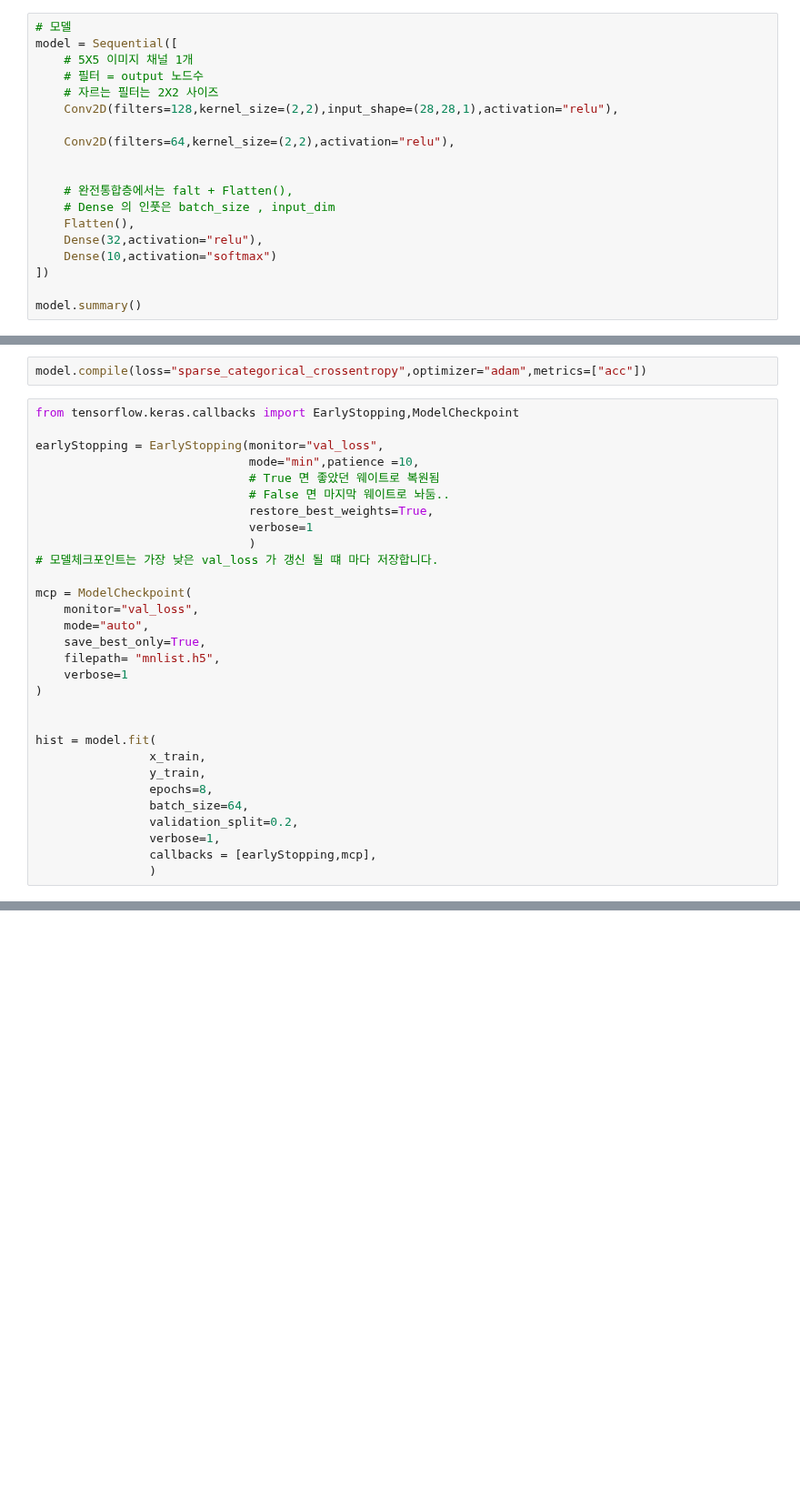
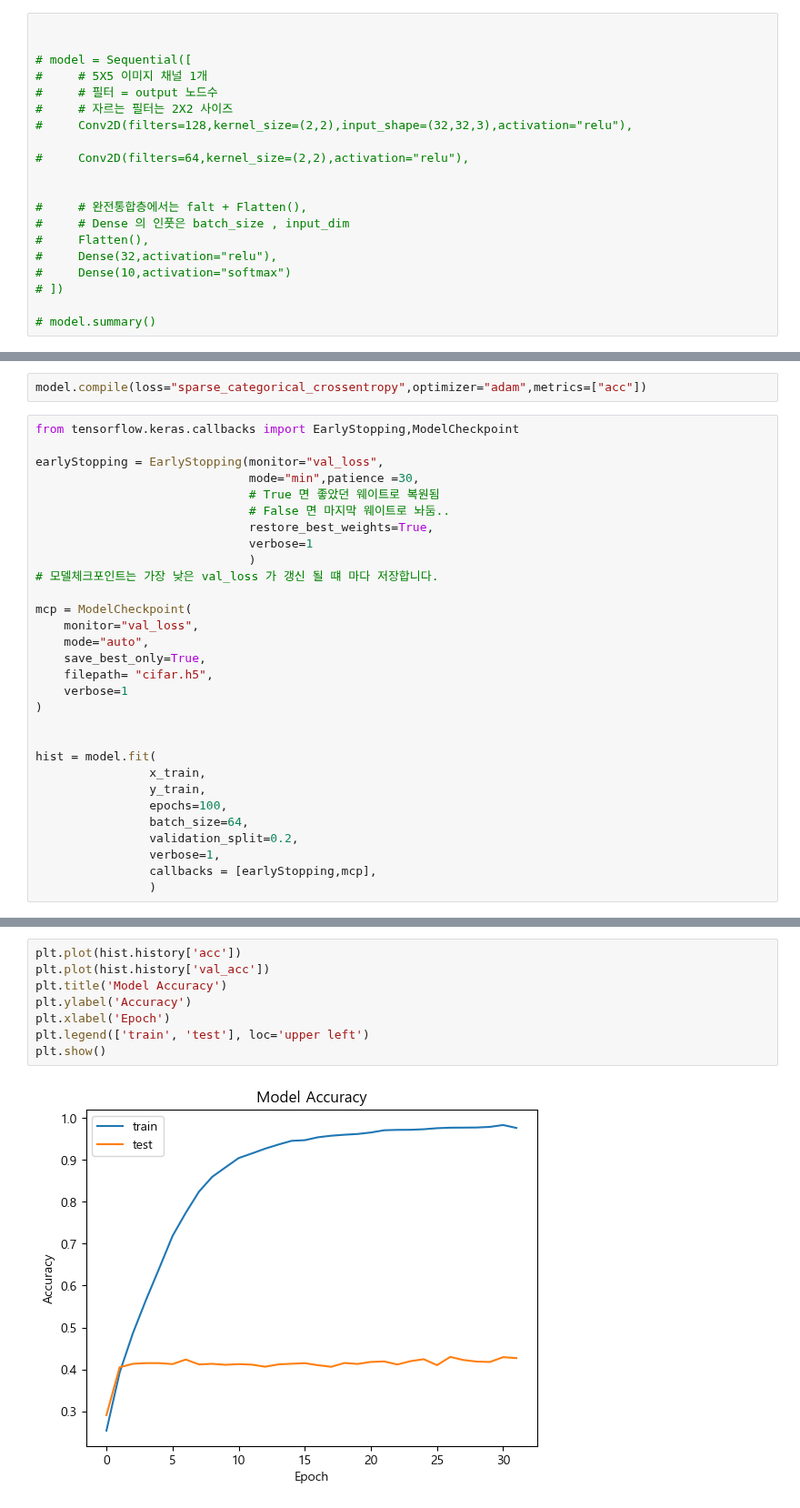
Before and after one commit to ksqrt/study, a Jupyter notebook: keras30~/keras34_cifar10.ipynb, the cells around one changed output, grey strips where cells are left out. Shown at 91% size. Drawn from its saved outputs; the diff is of its cells as text; blank space fills up the shorter version.

```diff
--- a/keras30~/keras34_cifar10.ipynb
+++ b/keras30~/keras34_cifar10.ipynb
@@ -37,19 +78,20 @@ plt.imshow(x_train[0],"gray")
 # %%
-# 모델
-model = Sequential([
-    # 5X5 이미지 채널 1개
-    # 필터 = output 노드수
-    # 자르는 필터는 2X2 사이즈
-    Conv2D(filters=128,kernel_size=(2,2),input_shape=(28,28,1),activation="relu"),
-
-    Conv2D(filters=64,kernel_size=(2,2),activation="relu"),
 
 
-    # 완전통합층에서는 falt + Flatten(),
-    # Dense 의 인풋은 batch_size , input_dim
-    Flatten(),
-    Dense(32,activation="relu"),
-    Dense(10,activation="softmax")
-])
+# model = Sequential([
+#     # 5X5 이미지 채널 1개
+#     # 필터 = output 노드수
+#     # 자르는 필터는 2X2 사이즈
+#     Conv2D(filters=128,kernel_size=(2,2),input_shape=(32,32,3),activation="relu"),
 
-model.summary()
+#     Conv2D(filters=64,kernel_size=(2,2),activation="relu"),
+
+
+#     # 완전통합층에서는 falt + Flatten(),
+#     # Dense 의 인풋은 batch_size , input_dim
+#     Flatten(),
+#     Dense(32,activation="relu"),
+#     Dense(10,activation="softmax")
+# ])
+
+# model.summary()
@@ -79,7 +101,7 @@ model.compile(loss="sparse_categorical_crossentropy",optimizer="adam",metrics=["
 from tensorflow.keras.callbacks import EarlyStopping,ModelCheckpoint
 
 earlyStopping = EarlyStopping(monitor="val_loss",
-                              mode="min",patience =10,
+                              mode="min",patience =30,
                               # True 면 좋았던 웨이트로 복원됨
                               # False 면 마지막 웨이트로 놔둠..
                               restore_best_weights=True,
@@ -91,7 +113,7 @@ mcp = ModelCheckpoint(
     monitor="val_loss",
     mode="auto",
     save_best_only=True,
-    filepath= "mnlist.h5",
+    filepath= "cifar.h5",
     verbose=1
 )
 
@@ -99,7 +121,7 @@ mcp = ModelCheckpoint(
 hist = model.fit(
                 x_train,
                 y_train,
-                epochs=8,
+                epochs=100,
                 batch_size=64,
                 validation_split=0.2,
                 verbose=1,
@@ -133,0 +159,10 @@ acc :  0.9771999716758728
+# %%
+plt.plot(hist.history['acc'])
+plt.plot(hist.history['val_acc'])
+plt.title('Model Accuracy')
+plt.ylabel('Accuracy')
+plt.xlabel('Epoch')
+plt.legend(['train', 'test'], loc='upper left')
+plt.show()
+# %% [output]
+[figure, added]
```
Also changed, not shown: parts of 11 cells of this notebook, 2 other files.
